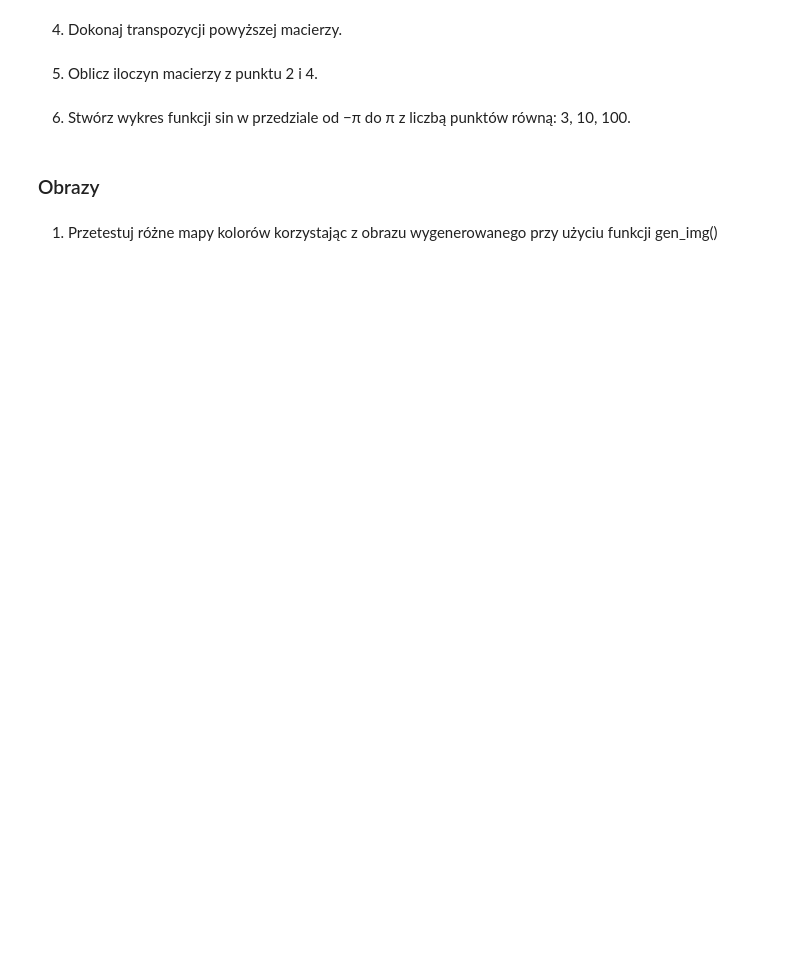
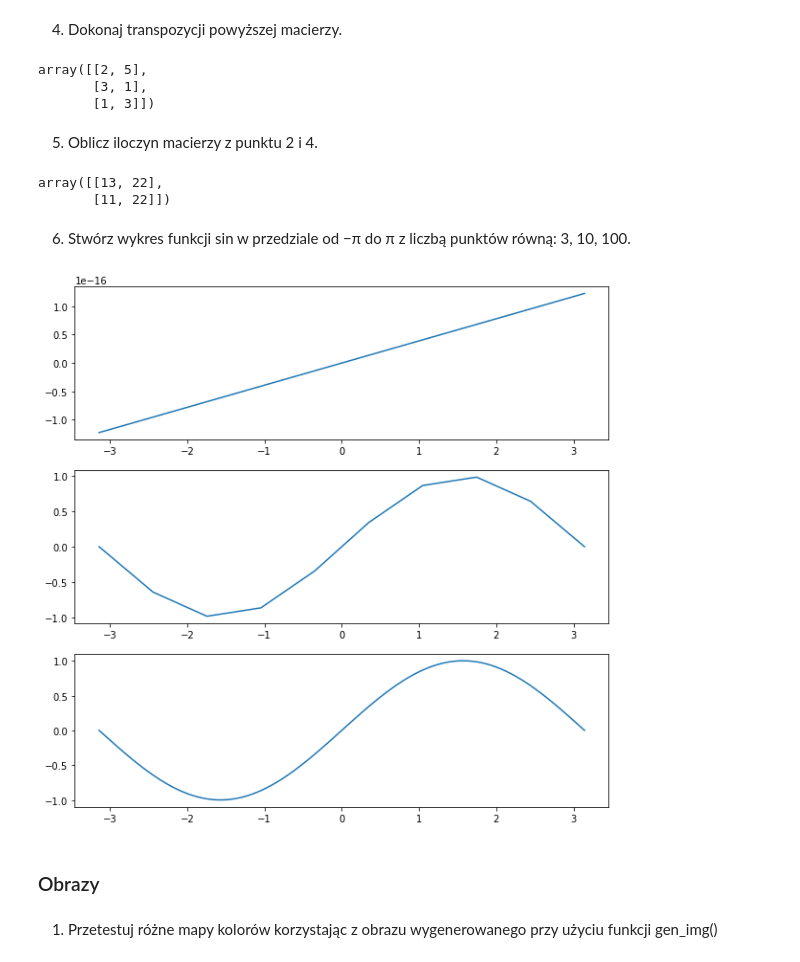
Before and after one commit to Mimikkk/__kck-2021, a Jupyter notebook: lab-2.ipynb, the cells around one changed output. Saved outputs shown, nothing was run; the diff lists cells and outputs as text; code cells hidden in the pictures; blank space fills up the shorter version.

```diff
--- a/lab-2.ipynb
+++ b/lab-2.ipynb
@@ -210,9 +336,38 @@ np.shape(data)
 # %% [markdown]
 4. Dokonaj transpozycji powyższej macierzy.
+# %%
+arr_2 = arr_2.T
+arr_2
+# %% [output]
+array([[2, 5],
+       [3, 1],
+       [1, 3]])
 # %% [markdown]
 5. Oblicz iloczyn macierzy z punktu 2 i 4.
+# %%
+arr_1.dot(arr_2)
+# %% [output]
+array([[13, 22],
+       [11, 22]])
 # %% [markdown]
 6. Stwórz wykres funkcji sin w przedziale od −π do π z liczbą punktów równą: 3, 10, 100.
+# %%
+from typing import *
+import matplotlib.pyplot as pp
+
+nums = (3, 10, 100)
+points: Dict[int, tuple] = {num: np.linspace(-np.pi, np.pi, num=num) for num in nums}
+sins: Dict[int, tuple] = {num: np.sin(points[num]) for num in nums}
+
+plot_info: Tuple[pp.Figure, Tuple[pp.Axes, pp.Axes, pp.Axes]] = pp.subplots(3)
+(fig, (axes)) = plot_info
+
+for (num, axis) in zip(nums, axes):
+  axis.plot(points[num], sins[num])
+
+pp.show()
+# %% [output]
+[figure, added]
 # %% [markdown]
 ### Obrazy
 # %% [markdown]
```
Also changed, not shown: parts of 35 cells of this notebook, 5 other files.
